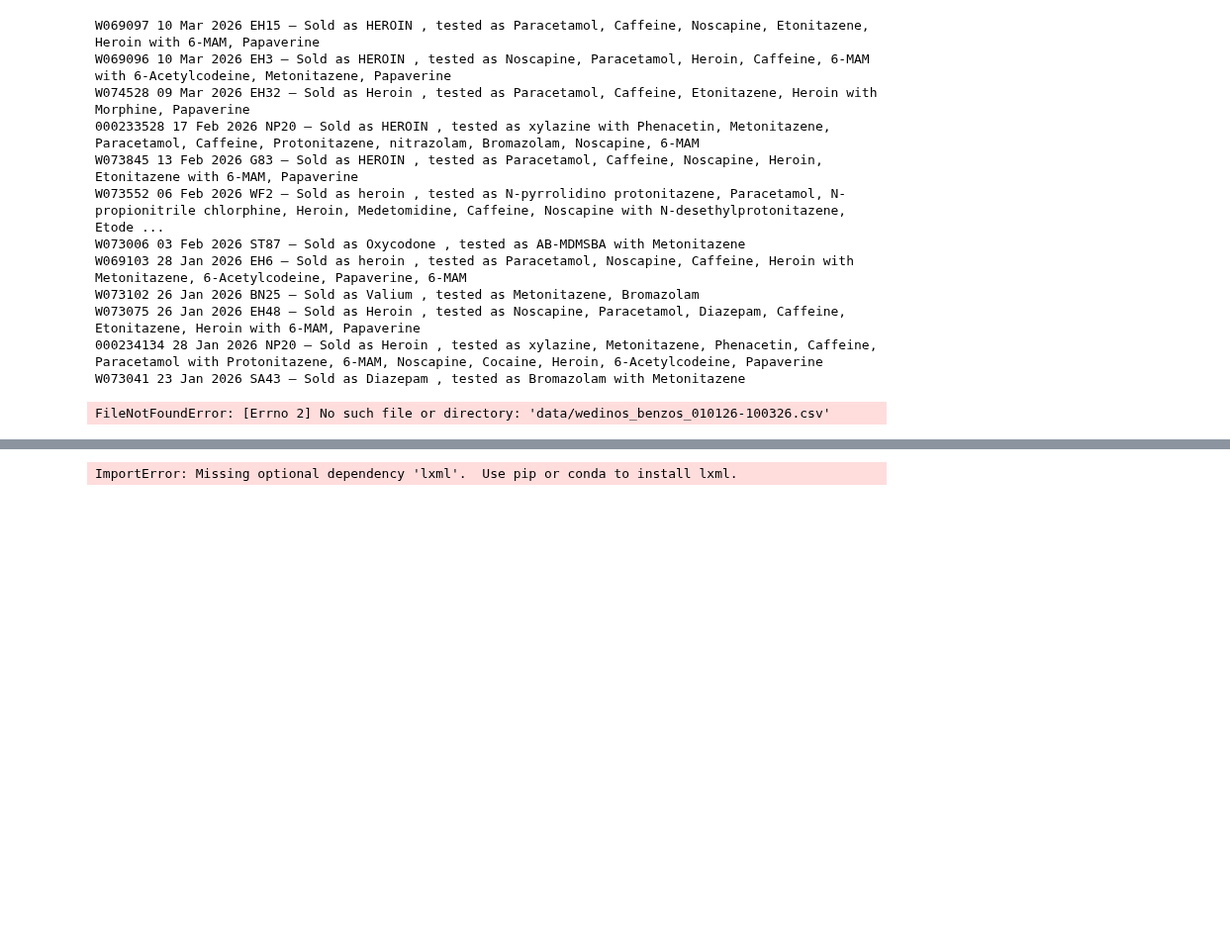
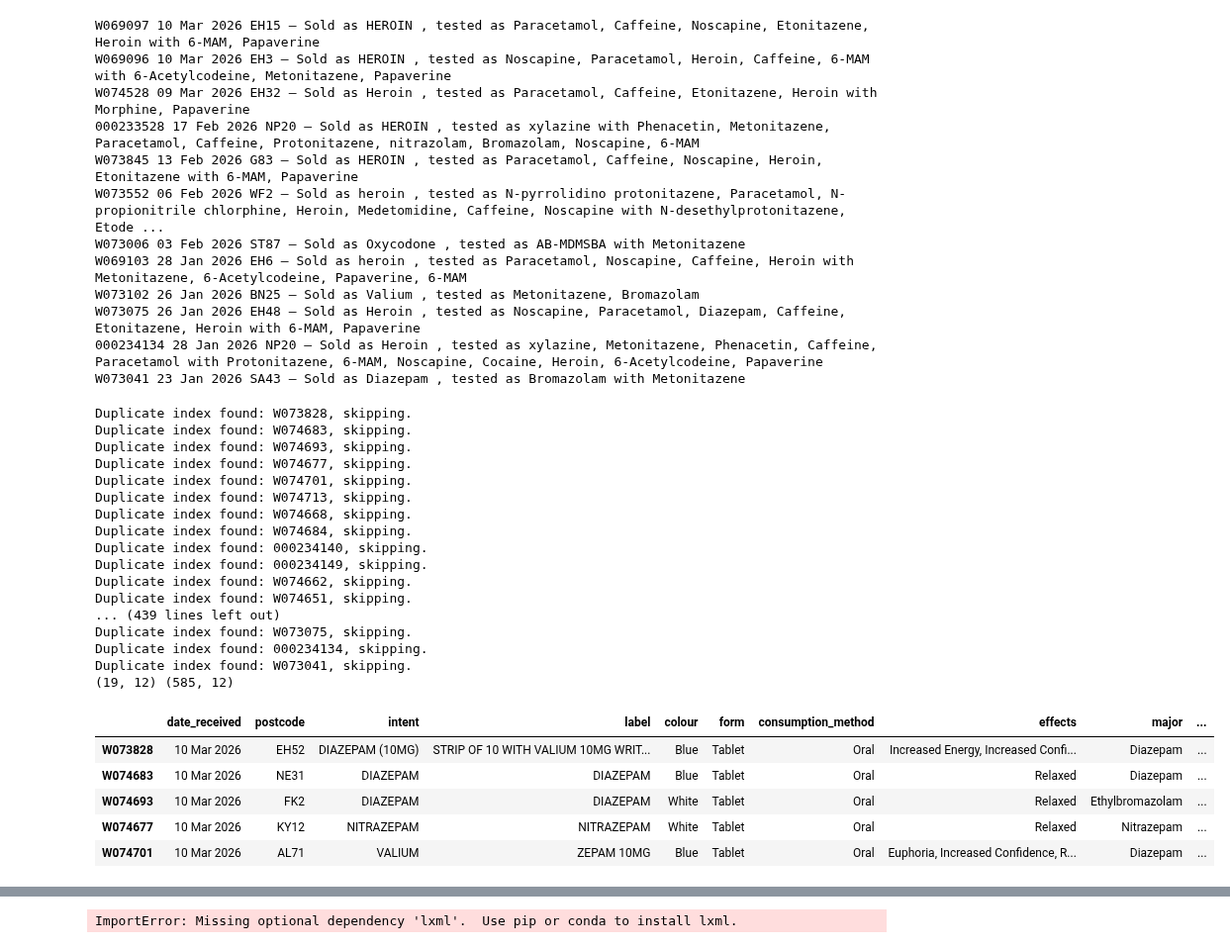
Before and after one commit to Benzo-Research-Project/NitazeneMap, a Jupyter notebook: WEDINOSParser.ipynb, the cells around one changed output, grey strips where cells are left out. Shown at 99% size. Drawn from its saved outputs; the diff is of its cells as text; code cells hidden in the pictures; blank space fills up the shorter version.

```diff
--- a/WEDINOSParser.ipynb
+++ b/WEDINOSParser.ipynb
@@ -389,25 +386,47 @@ W073075 26 Jan 2026 EH48 – Sold as Heroin , tested as Noscapine, Paracetamol,
 000234134 28 Jan 2026 NP20 – Sold as Heroin , tested as xylazine, Metonitazene, Phenacetin, Caffeine, Paracetamol with Protonitazene, 6-MAM, Noscapine, Cocaine, Heroin, 6-Acetylcodeine, Papaverine
 W073041 23 Jan 2026 SA43 – Sold as Diazepam , tested as Bromazolam with Metonitazene
 # %%
-df_benzo_all = pd.read_csv('data/wedinos_benzos_010126-100326.csv', sep=',', encoding='utf-8', index_col=0)
-df_nit_all = pd.read_csv('data/wedinos_benzos_010126-130226.csv', sep=',', encoding='utf-8', index_col=0)
+df_benzo_all = pd.read_csv('data/wedinos_benzo_010126-100326.csv', sep=',', encoding='utf-8', index_col=0) #010126-100326
+df_nit_all = pd.read_csv('data/wedinos-nitazenes_010126-130226.csv', sep=',', encoding='utf-8', index_col=0)
 #df_nit_all = pd.read_csv('data/wedinos_nitazenes_010125-031225.csv', sep=',', encoding='utf-8',index_col=0)
 
 for idx, row in df_benzo.iterrows():
     if idx in df_benzo_all.index:
         print(f"Duplicate index found: {idx}, skipping.")
     else:
         df_benzo_all.loc[idx] = row
 for idx, row in df.iterrows():
     if idx in df_nit_all.index:
         print(f"Duplicate index found: {idx}, skipping.")
     else:
         df_nit_all.loc[idx] = row
 
 print(df_nit_all.shape, df_benzo_all.shape)
 df_benzo_all.head()
 # %% [output]
-FileNotFoundError: [Errno 2] No such file or directory: 'data/wedinos_benzos_010126-100326.csv'
+Duplicate index found: W073828, skipping.
+Duplicate index found: W074683, skipping.
+Duplicate index found: W074693, skipping.
+Duplicate index found: W074677, skipping.
+Duplicate index found: W074701, skipping.
+Duplicate index found: W074713, skipping.
+Duplicate index found: W074668, skipping.
+Duplicate index found: W074684, skipping.
+Duplicate index found: 000234140, skipping.
+Duplicate index found: 000234149, skipping.
+Duplicate index found: W074662, skipping.
+Duplicate index found: W074651, skipping.
+... (439 lines left out)
+Duplicate index found: W073075, skipping.
+Duplicate index found: 000234134, skipping.
+Duplicate index found: W073041, skipping.
+(19, 12) (585, 12)
+|  | date_received | postcode | intent | label | colour | form | consumption_method | effects | major | ... |
+| W073828 | 10 Mar 2026 | EH52 | DIAZEPAM (10MG) | STRIP OF 10 WITH VALIUM 10MG WRIT... | Blue | Tablet | Oral | Increased Energy, Increased Confi... | Diazepam | ... |
+| W074683 | 10 Mar 2026 | NE31 | DIAZEPAM | DIAZEPAM | Blue | Tablet | Oral | Relaxed | Diazepam | ... |
+| W074693 | 10 Mar 2026 | FK2 | DIAZEPAM | DIAZEPAM | White | Tablet | Oral | Relaxed | Ethylbromazolam | ... |
+| W074677 | 10 Mar 2026 | KY12 | NITRAZEPAM | NITRAZEPAM | White | Tablet | Oral | Relaxed | Nitrazepam | ... |
+| W074701 | 10 Mar 2026 | AL71 | VALIUM | ZEPAM 10MG | Blue | Tablet | Oral | Euphoria, Increased Confidence, R... | Diazepam | ... |
 # %%
 df_benzo_all
 # %% [output]
```
Also changed, not shown: parts of 12 cells of this notebook, 9 other files.
